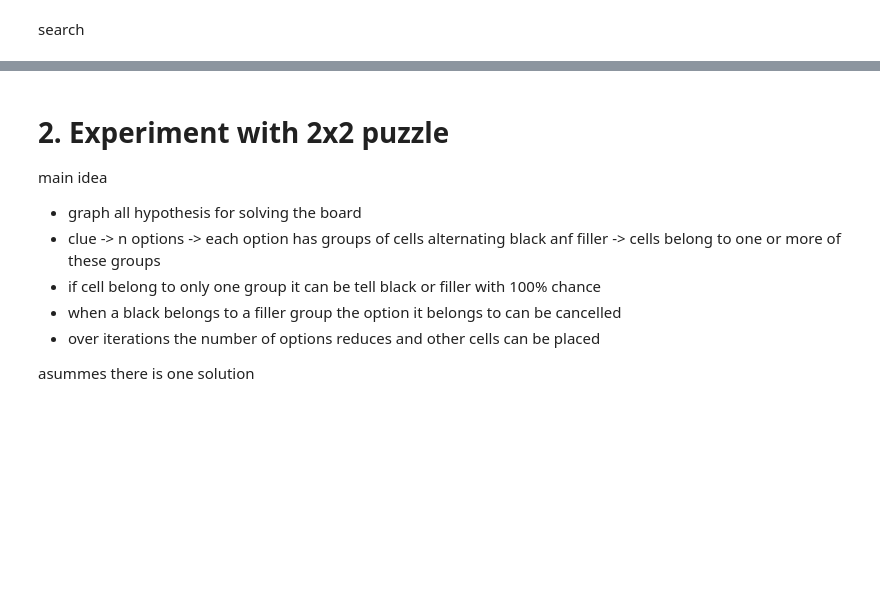
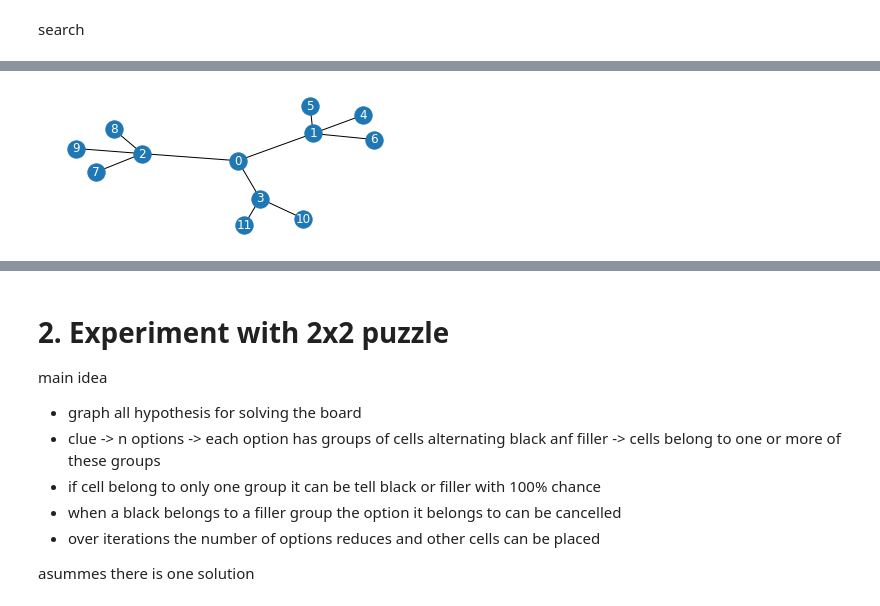
Before and after one commit to cfalguiere/python_experiments, a Jupyter notebook: nono/05e-POC-Scoping-Graph-WIP.ipynb, the cells around one changed output, grey strips where cells are left out. Cells and saved outputs as stored; diff of their text form; code cells hidden in the pictures; blank space fills up the shorter version.

```diff
--- a/nono/05e-POC-Scoping-Graph-WIP.ipynb
+++ b/nono/05e-POC-Scoping-Graph-WIP.ipynb
@@ -94,0 +250,4 @@ list(SG.nodes(data=True))
+# %%
+nx.draw(nx.full_rary_tree(3, 12), with_labels=True, font_color='white')
+# %% [output]
+[figure, added]
```
Also changed, not shown: parts of 107 cells of this notebook, 1 other file.
